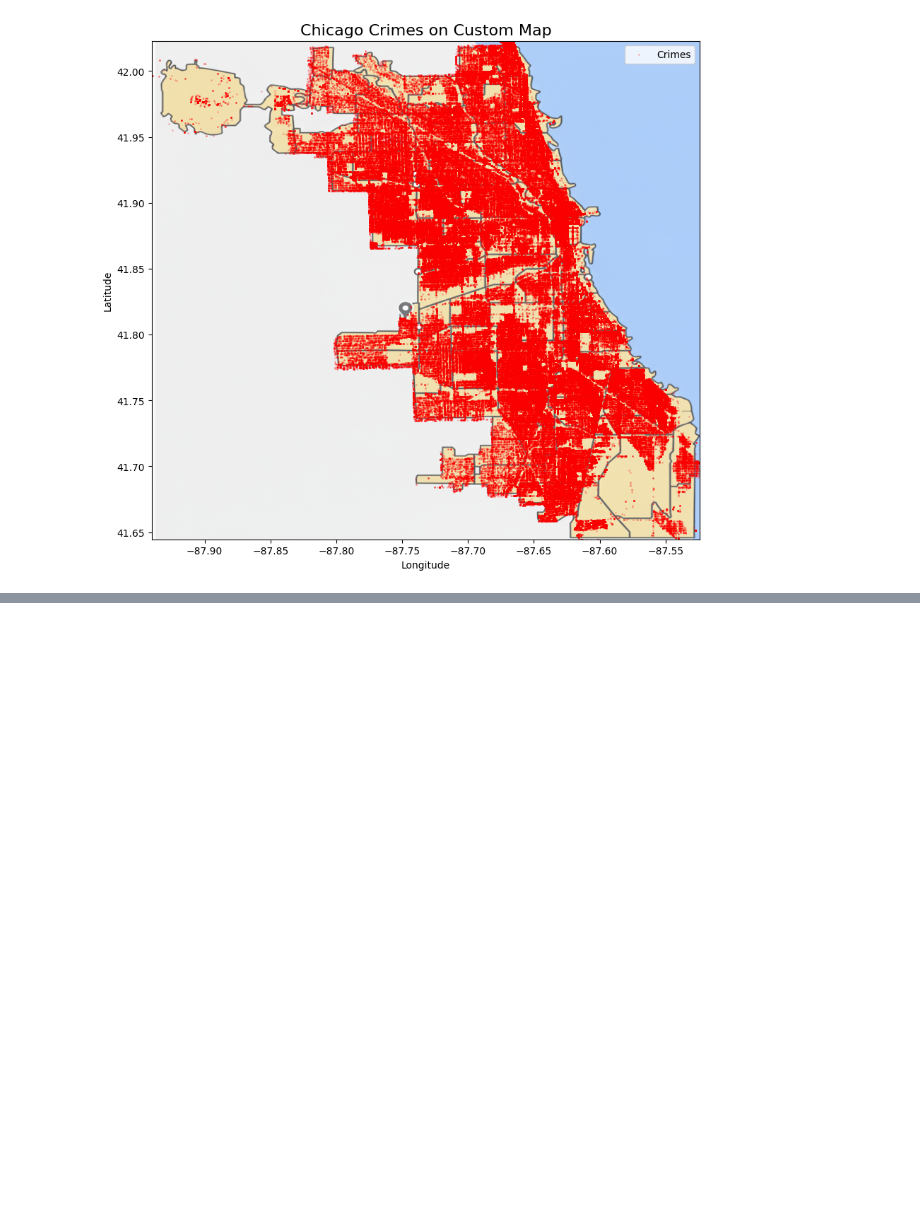
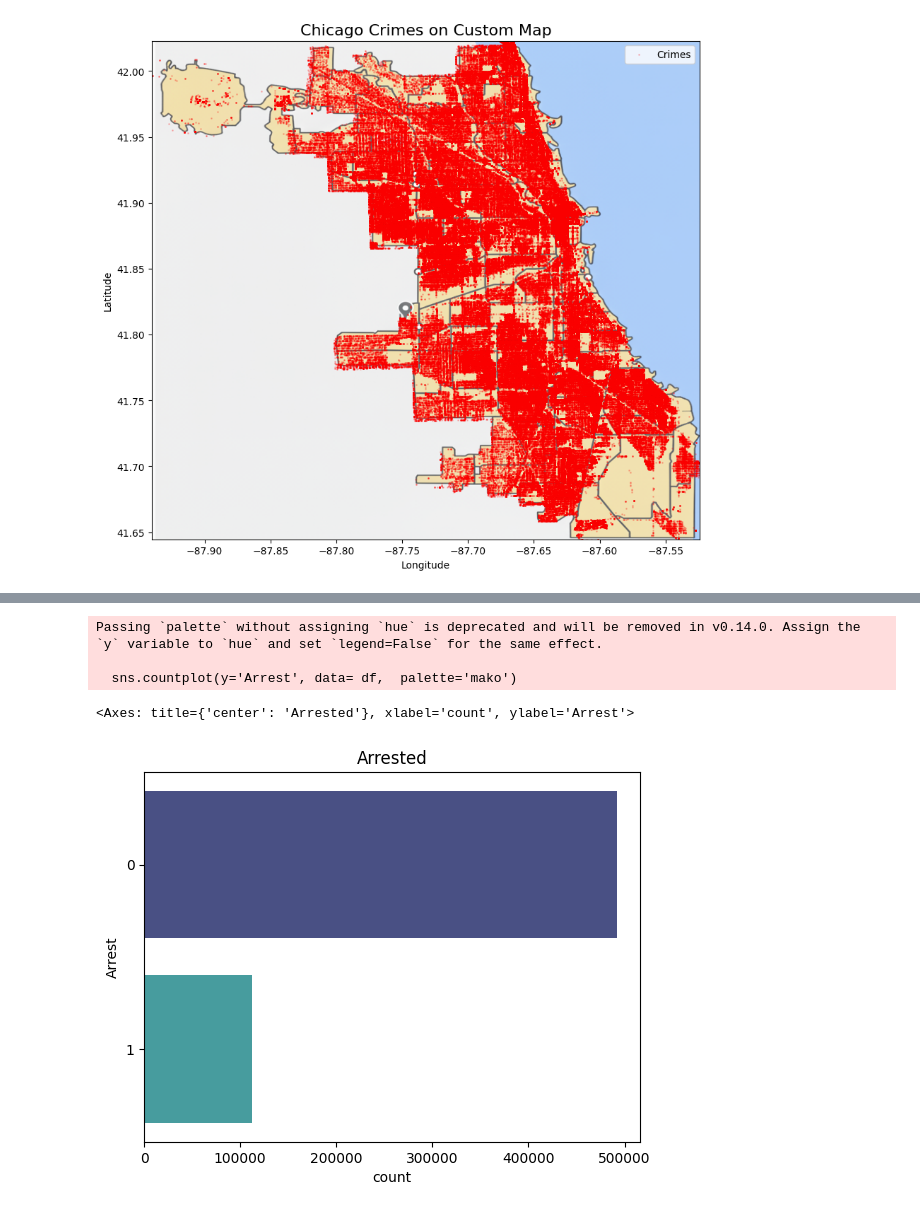
Before and after one commit to khalidkhankakar/EDA-projects-for-Machine-Learning, a Jupyter notebook: Chicago Crimes/main.ipynb, the cells around one changed output, grey strips where cells are left out. Drawn from its saved outputs; the diff is of its cells as text; code cells hidden in the pictures; blank space fills up the shorter version.

```diff
--- a/Chicago Crimes/main.ipynb
+++ b/Chicago Crimes/main.ipynb
@@ -139,0 +159,9 @@ df['is_night'] = df['hour'].apply(get_day_night)
+# %%
+plt.title('Arrested')
+sns.countplot(y='Arrest', data= df,  palette='mako')
+# %% [output]
+Passing `palette` without assigning `hue` is deprecated and will be removed in v0.14.0. Assign the `y` variable to `hue` and set `legend=False` for the same effect.
+
+  sns.countplot(y='Arrest', data= df,  palette='mako')
+<Axes: title={'center': 'Arrested'}, xlabel='count', ylabel='Arrest'>
+[figure, added]
```
Also changed, not shown: parts of 13 cells of this notebook, 2 other files.
